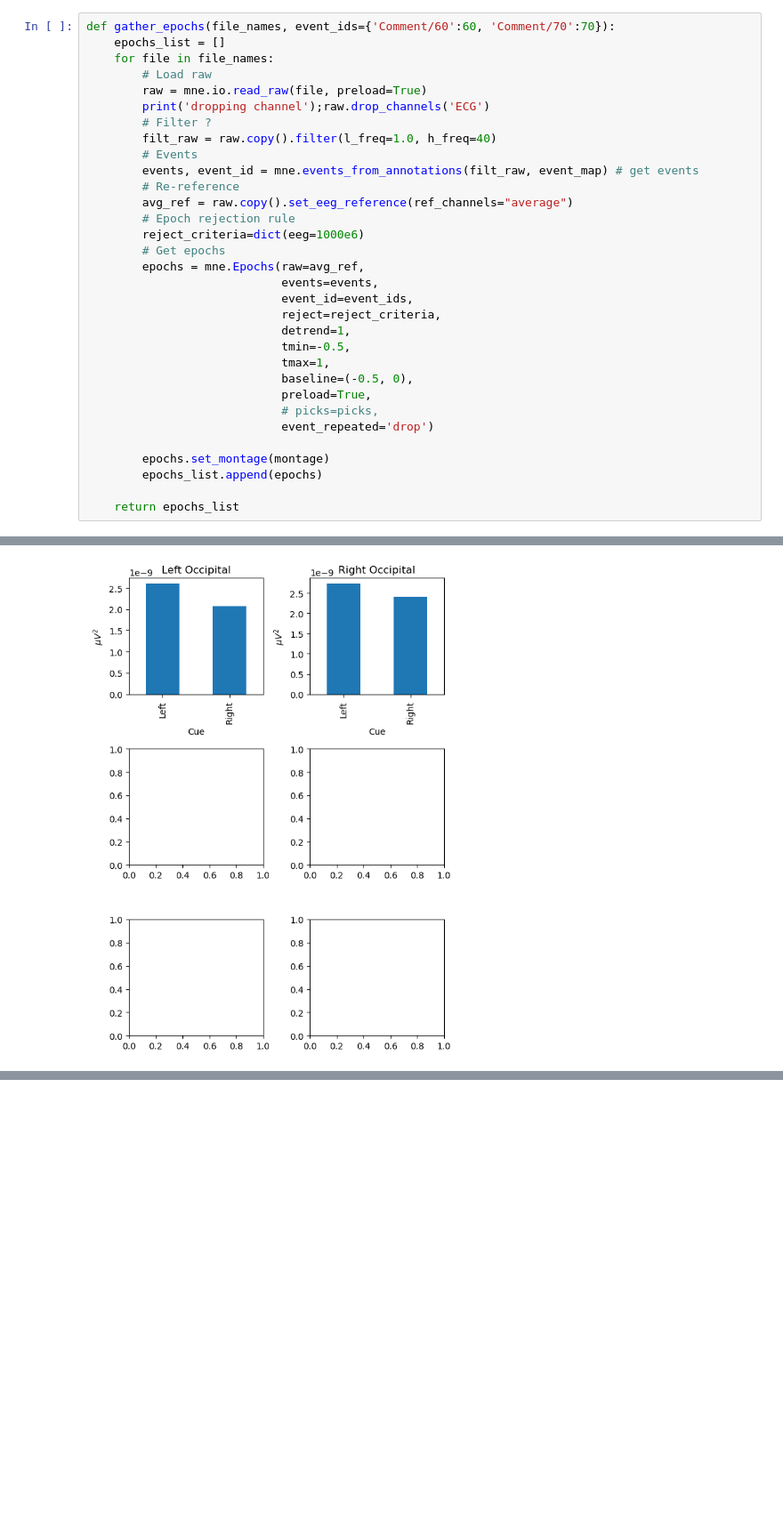
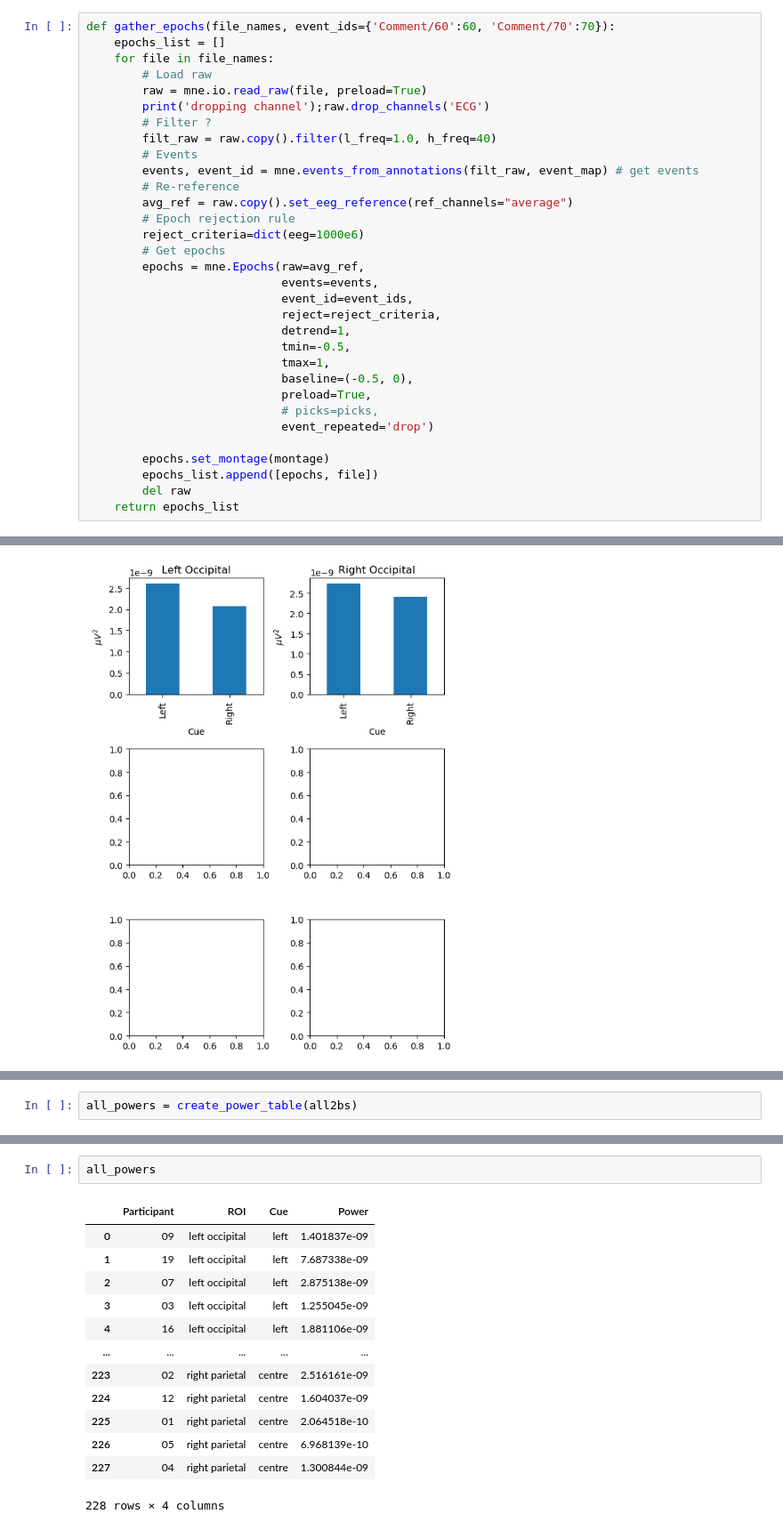
Before and after one commit to locua/time-frequency-analysis, a Jupyter notebook: cluster_stats.ipynb, the cells around one changed output, grey strips where cells are left out. Shown at 89% size. Saved outputs shown, nothing was run; the diff lists cells and outputs as text; blank space fills up the shorter version.

```diff
--- a/cluster_stats.ipynb
+++ b/cluster_stats.ipynb
@@ -575,8 +576,8 @@ def gather_epochs(file_names, event_ids={'Comment/60':60, 'Comment/70':70}):
                             event_repeated='drop')
 
         epochs.set_montage(montage)
-        epochs_list.append(epochs)
-
+        epochs_list.append([epochs, file])
+        del raw
     return epochs_list
 # %%
 active2b_epochs = gather_epochs(active2bs)
@@ -1021,0 +1109,2 @@ AttributeError: 'dict' object has no attribute 'plot'
+# %%
+all_powers = create_power_table(all2bs)
@@ -1021,0 +1201,16 @@ AttributeError: 'dict' object has no attribute 'plot'
+# %%
+all_powers
+# %% [output]
+|  | Participant | ROI | Cue | Power |
+| 0 | 09 | left occipital | left | 1.401837e-09 |
+| 1 | 19 | left occipital | left | 7.687338e-09 |
+| 2 | 07 | left occipital | left | 2.875138e-09 |
+| 3 | 03 | left occipital | left | 1.255045e-09 |
+| 4 | 16 | left occipital | left | 1.881106e-09 |
+| ... | ... | ... | ... | ... |
+| 223 | 02 | right parietal | centre | 2.516161e-09 |
+| 224 | 12 | right parietal | centre | 1.604037e-09 |
+| 225 | 01 | right parietal | centre | 2.064518e-10 |
+| 226 | 05 | right parietal | centre | 6.968139e-10 |
+| 227 | 04 | right parietal | centre | 1.300844e-09 |
+228 rows × 4 columns
```
Also changed, not shown: parts of 8 cells of this notebook.
